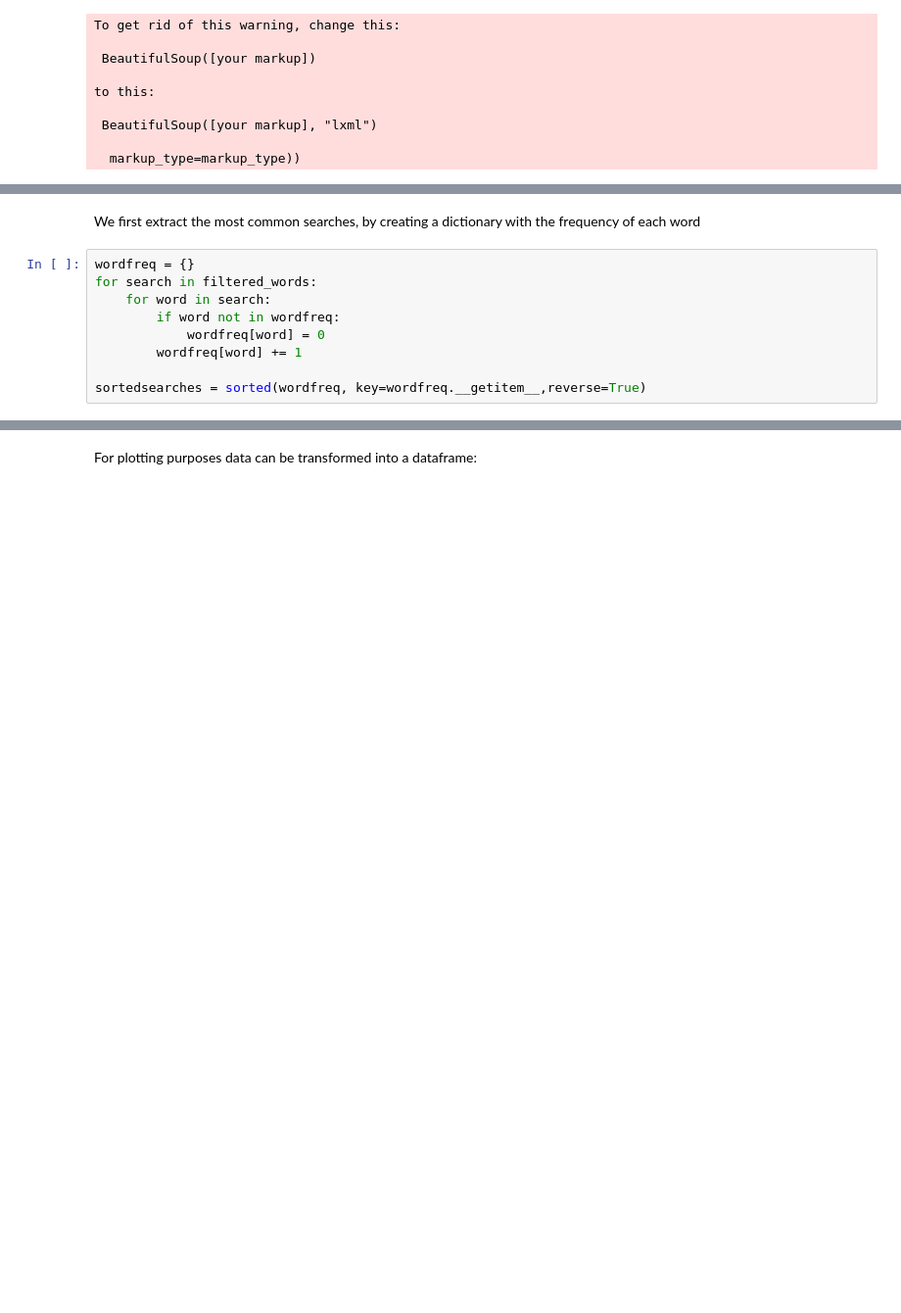
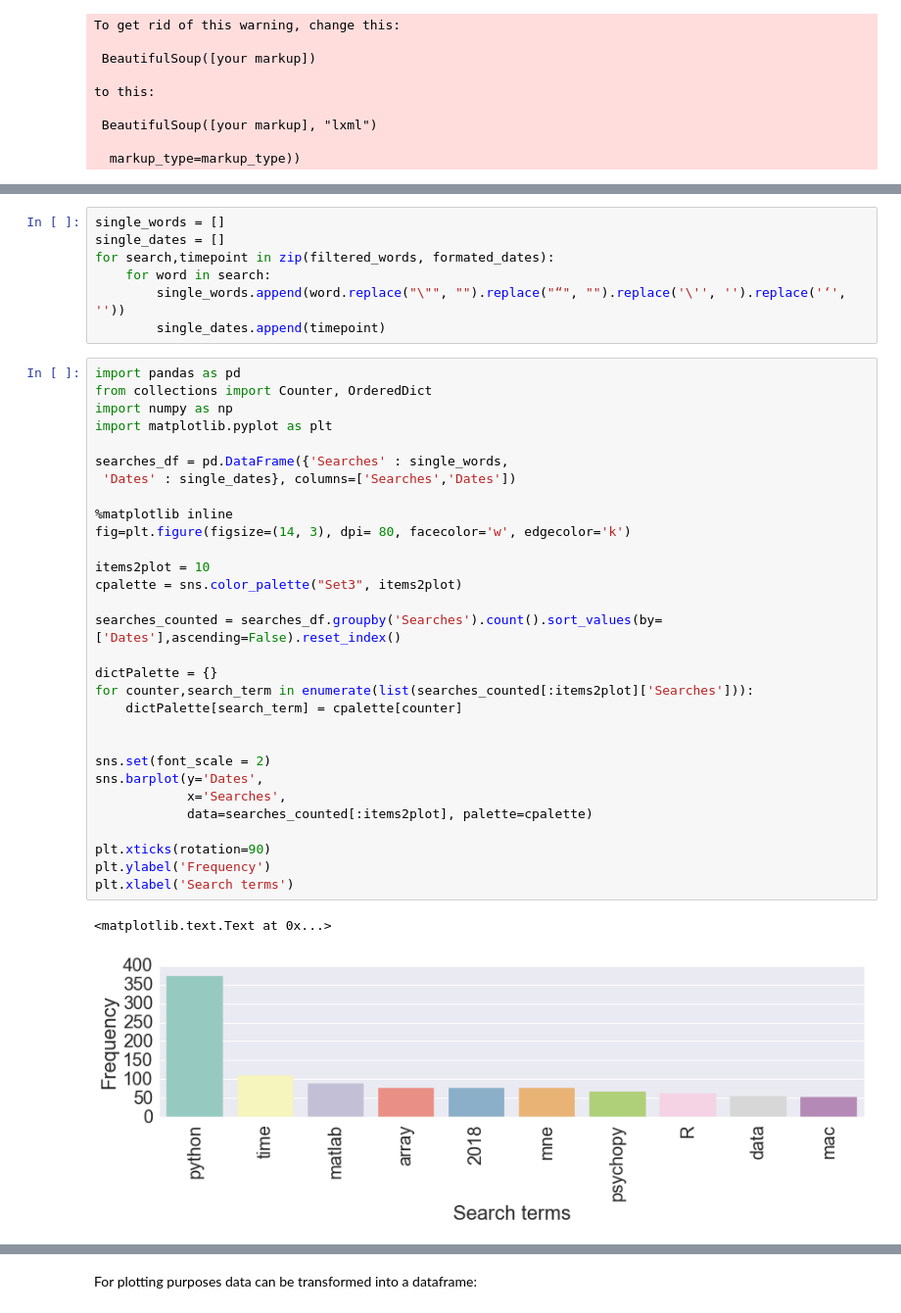
Before and after one commit to aath0/Google-Searches-Analyzer, a Jupyter notebook: Google Search Analyser.ipynb, the cells around one changed output, grey strips where cells are left out. Shown at 98% size. Cells and saved outputs as stored; diff of their text form; blank space fills up the shorter version.

```diff
--- a/Google Search Analyser.ipynb
+++ b/Google Search Analyser.ipynb
@@ -38,11 +44,40 @@ filtered_words = [[word for word in single_search if word not in stopwords.words
-# %% [markdown]
-We first extract the most common searches, by creating a dictionary with the frequency of each word
-# %%
-wordfreq = {}
-for search in filtered_words:
-    for word in search:
-        if word not in wordfreq:
-            wordfreq[word] = 0
-        wordfreq[word] += 1
-
-sortedsearches = sorted(wordfreq, key=wordfreq.__getitem__,reverse=True)
+# %%
+single_words = []
+single_dates = []
+for search,timepoint in zip(filtered_words, formated_dates):
+    for word in search:
+        single_words.append(word.replace("\"", "").replace("“", "").replace('\'', '').replace('‘', ''))
+        single_dates.append(timepoint)
+# %%
+import pandas as pd
+from collections import Counter, OrderedDict
+import numpy as np
+import matplotlib.pyplot as plt
+
+searches_df = pd.DataFrame({'Searches' : single_words,
+ 'Dates' : single_dates}, columns=['Searches','Dates'])
+
+%matplotlib inline
+fig=plt.figure(figsize=(14, 3), dpi= 80, facecolor='w', edgecolor='k')
+
+items2plot = 10
+cpalette = sns.color_palette("Set3", items2plot)
+
+searches_counted = searches_df.groupby('Searches').count().sort_values(by=['Dates'],ascending=False).reset_index()
+
+dictPalette = {}
+for counter,search_term in enumerate(list(searches_counted[:items2plot]['Searches'])):
+    dictPalette[search_term] = cpalette[counter]
+
+
+sns.set(font_scale = 2)
+sns.barplot(y='Dates',
+            x='Searches',
+            data=searches_counted[:items2plot], palette=cpalette)
+
+plt.xticks(rotation=90)
+plt.ylabel('Frequency')
+plt.xlabel('Search terms')
+# %% [output]
+<matplotlib.text.Text at 0x...>
+[figure, added]
```
Also changed, not shown: parts of 12 cells of this notebook.
